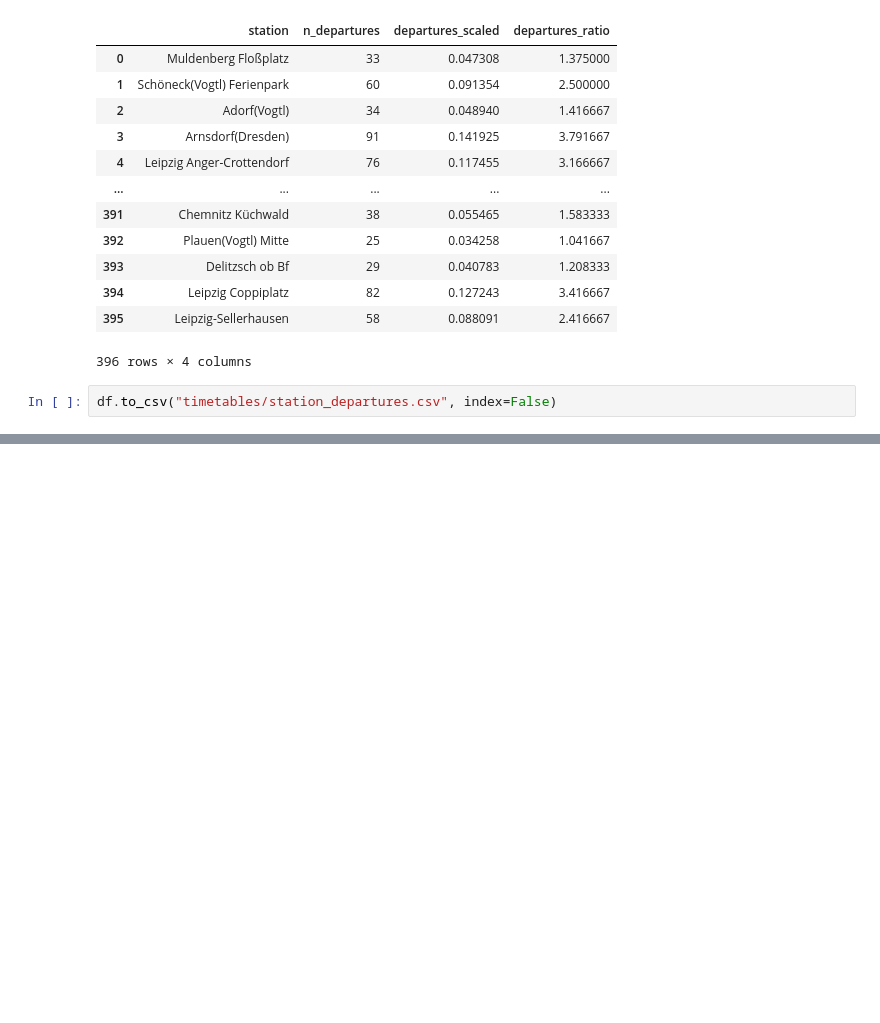
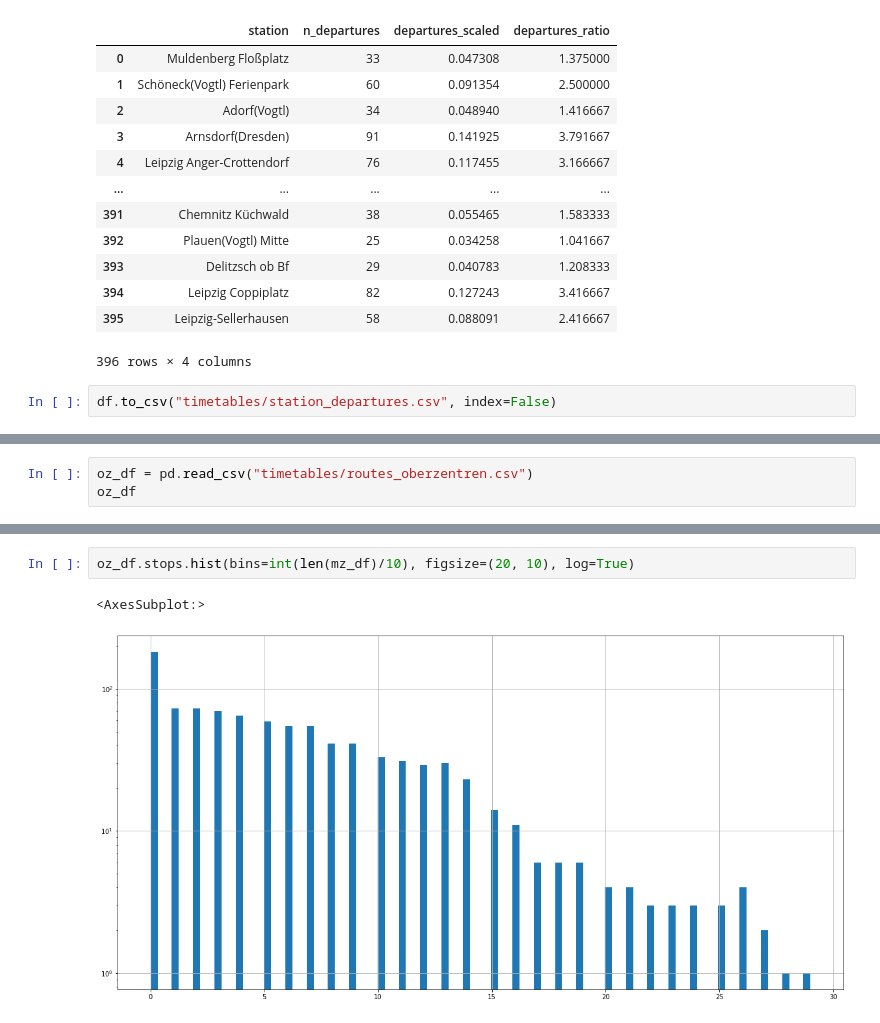
Before and after one commit to rbergm/git-seminar, a Jupyter notebook: src/main/python/Station evaluation.ipynb, the cells around one changed output, grey strips where cells are left out. Drawn from its saved outputs; the diff is of its cells as text; blank space fills up the shorter version.

```diff
--- a/src/main/python/Station evaluation.ipynb
+++ b/src/main/python/Station evaluation.ipynb
@@ -146,0 +218,3 @@ df.to_csv("timetables/station_departures.csv", index=False)
+# %%
+oz_df = pd.read_csv("timetables/routes_oberzentren.csv")
+oz_df
@@ -146,0 +235,5 @@ df.to_csv("timetables/station_departures.csv", index=False)
+# %%
+oz_df.stops.hist(bins=int(len(mz_df)/10), figsize=(20, 10), log=True)
+# %% [output]
+<AxesSubplot:>
+[figure, added]
```
Also changed, not shown: parts of 12 cells of this notebook, 1 other file.
